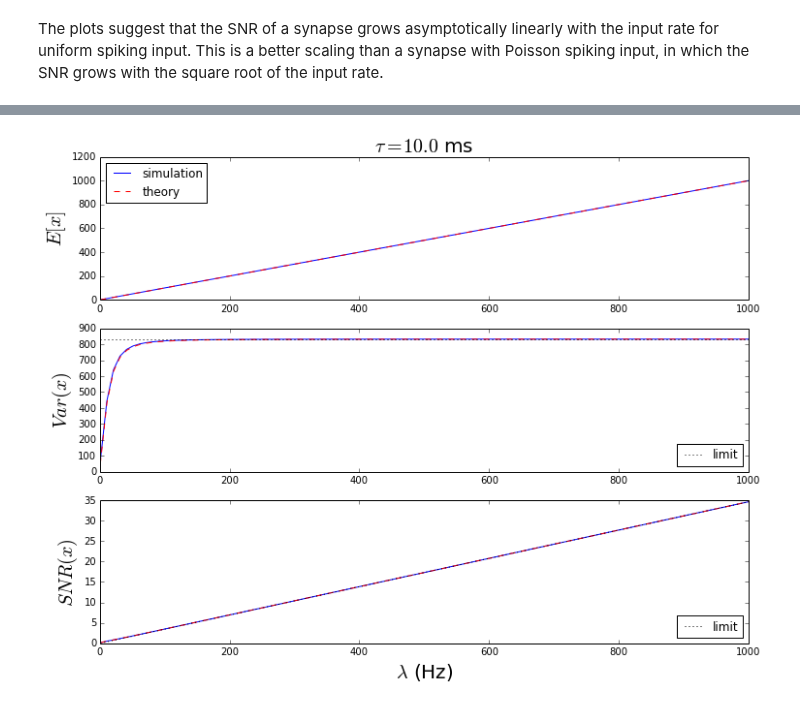
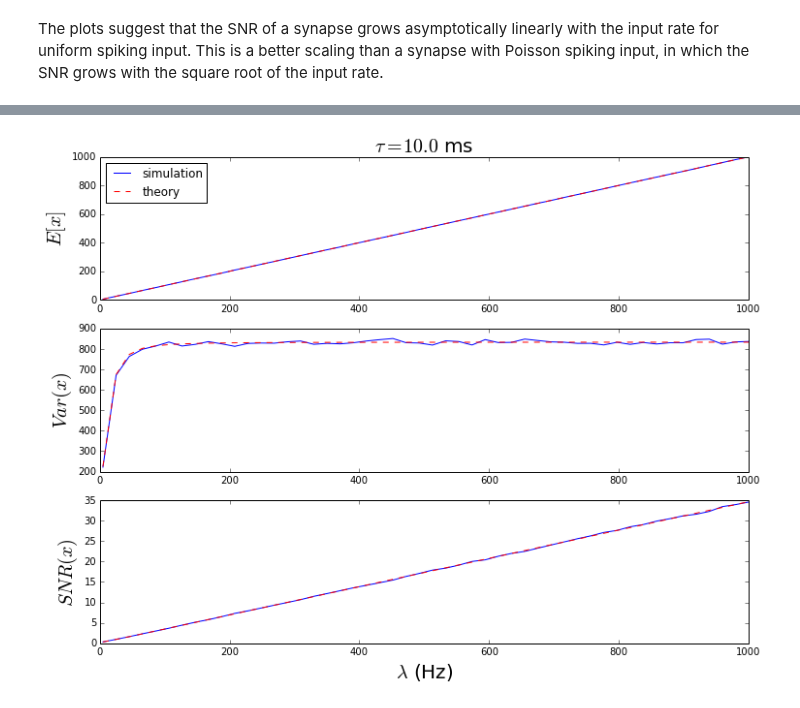
Before and after one commit to samfok/notebooks, a Jupyter notebook: synapse/synapse_SNR_uniform.ipynb, the cells around one changed output, grey strips where cells are left out. Drawn from its saved outputs; the diff is of its cells as text; code cells hidden in the pictures.

Commit message:
overhaul poisson notebook, align uniform notebook to match

```diff
--- a/synapse/synapse_SNR_uniform.ipynb
+++ b/synapse/synapse_SNR_uniform.ipynb
@@ -104,5 +104,8 @@ $$
 # %%
 %pylab inline
 import numpy as np
+
+s = random.seed(2)
+rng = random.RandomState(s)
 # %% [output]
 Populating the interactive namespace from numpy and matplotlib
@@ -176,54 +250,49 @@ which is nonsensical because it is negative.
 # %%
-# simulation model
-def synapse_state(spike_times, tau=1.):
-    """computes the current state due to spike times previous to the current time"""
-    x = np.exp(-spike_times/tau)/tau
-    state = sum(x)
-    return state
+def check_theory(lams, k=30., tau=.01, trials=300):
+    # lams array of frequencies to test
+    # k number of time constants to consider in each experiment
+    # tau time constant of the filter
+    # lam frequency of spikes innexp = 300 # number of experiments
+    nspikes = 1000 # number of spikes in each experiment
+    nfreqs = len(lams) # number of frequencies to test
 
-nexp = 300 # number of experiments
-nspikes = 1000 # number of spikes in each experiment
-nfreqs = 100 # number of frequencies to test
+    obs_mean = np.zeros(nfreqs)
+    obs_var = np.zeros(nfreqs)
+    obs_snr = np.zeros(nfreqs)
+    for lam_idx, lam in enumerate(lams):
+        nspikes = k*tau*lam
+        spike_times = np.arange(nspikes)/lam
 
-freqs = np.linspace(1, 1000, nfreqs) # firing rate
-tau = .01
+        shifts = rng.uniform(0, 1./lam, size=(trials))
+        exp_state = np.zeros(trials)
+        for idx, shift in enumerate(shifts):
+            exp_state[idx] = np.sum(spike_value(spike_times+shift, tau))
+        obs_mean[lam_idx] = np.mean(exp_state)
+        obs_var[lam_idx] = np.var(exp_state)
+        obs_snr[lam_idx] = get_snr(obs_mean[lam_idx], obs_var[lam_idx])
 
-uni_mean = np.zeros(nfreqs)
-uni_var = np.zeros(nfreqs)
-uni_snr = np.zeros(nfreqs)
-exp_state = np.zeros(nexp)
-for freq_idx, freq in enumerate(freqs):
-    shifts = np.arange(nexp, dtype=float)/(nexp*freq)
-    st = np.arange(nspikes)/freq
-    for i in xrange(nexp):
-        exp_state[i] = synapse_state(st+shifts[i], tau=tau)
-    uni_mean[freq_idx] = np.mean(exp_state)
-    uni_var[freq_idx] = np.var(exp_state)
-    uni_snr[freq_idx] = calc_snr(uni_mean[freq_idx], uni_var[freq_idx])
+    mean_th = th_mean(lams)
+    var_th = th_var(lams, tau)
+    snr_th = th_snr(lams, tau)
 
-mean_th = th_mean(freqs)
-var_th = th_var(freqs, tau)
-snr_th = calc_snr(mean_th, var_th)
+    figure(figsize=(12,9))
+    subplot(311)
+    plot(lams, obs_mean, 'b', label='simulation')
+    plot(lams, mean_th, 'r--', label='theory')
+    title(r'$\tau=%.1f$ ms' % (tau*1000.), fontsize=20)
+    ylabel(r'$E[x]$', fontsize=20)
+    legend(loc='upper left')
+    subplot(312)
+    plot(lams, obs_var, 'b')
+    plot(lams, var_th, 'r--')
+    ylabel(r'$Var(x)$', fontsize=20)
+    subplot(313)
+    plot(lams, obs_snr, 'b')
+    plot(lams, snr_th, 'r--')
+    ylabel(r'$SNR(x)$', fontsize=20)
+    xlabel(r'$\lambda$ (Hz)', fontsize=20)
 
-figure(figsize=(12,9))
-subplot(311)
-plot(freqs, uni_mean, 'b', label='simulation')
-plot(freqs, mean_th, 'r--', label='theory')
-title(r'$\tau=%.1f$ ms' % (tau*1000.), fontsize=20)
-ylabel(r'$E[x]$', fontsize=20)
-legend(loc='upper left')
-subplot(312)
-plot(freqs, uni_var, 'b')
-plot(freqs, var_th, 'r--')
-axhline(lim_var(tau), color='k', linestyle=':', label='limit')
-ylabel(r'$Var(x)$', fontsize=20)
-legend(loc='lower right')
-subplot(313)
-plot(freqs, uni_snr, 'b')
-plot(freqs, snr_th, 'r--')
-plot(freqs, lim_snr(freqs, tau), 'k:', label='limit')
-ylabel(r'$SNR(x)$', fontsize=20)
-xlabel(r'$\lambda$ (Hz)', fontsize=20)
-legend(loc='lower right');
+lams = np.linspace(5, 1000, 50)
+check_theory(lams, k=20, trials=10000)
 # %% [output]
-[figure, old version]
+[figure, new version]
```
Also changed, not shown: parts of 5 cells of this notebook, 2 other files.
